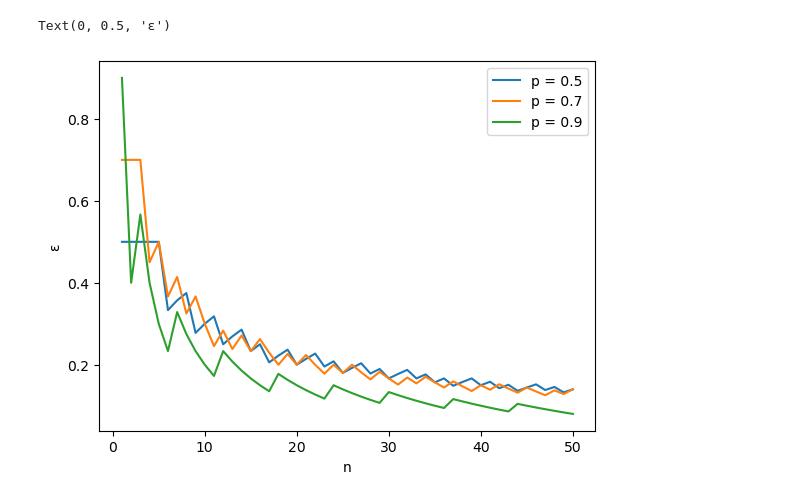
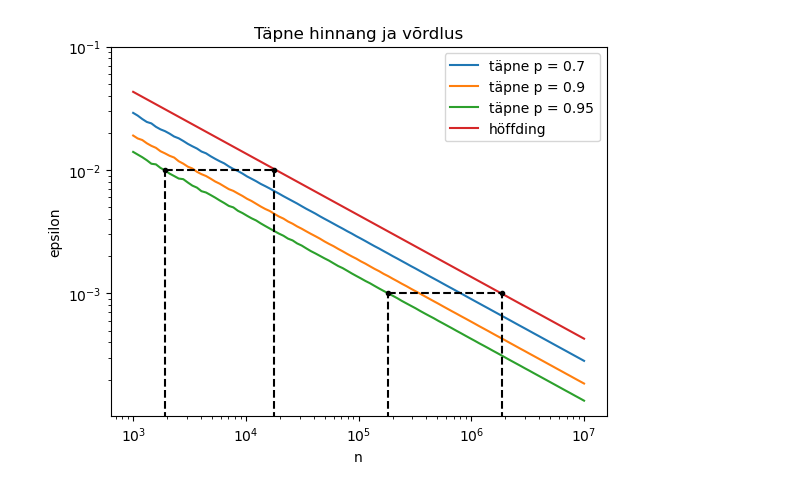
Before and after one commit to mart-mihkel/mudelite_hindamine, a Jupyter notebook: hoefdding.ipynb, the cells around one changed output. Drawn from its saved outputs; the diff is of its cells as text; code cells hidden in the pictures.

```diff
--- a/hoefdding.ipynb
+++ b/hoefdding.ipynb
@@ -46,13 +77,47 @@ Text(0, 0.5, 'ɛ')
-# %%
-n = np.arange(1, 51)
-ps = np.array([0.5, 0.7, 0.9])
-
-for p in ps:
-    plt.plot(n, p - binom.ppf(q=0.025, p=p, n=n) / n)
-
-plt.legend([f'p = {p}' for p in ps])
-plt.xlabel('n')
-plt.ylabel('ɛ')
-# %% [output]
-Text(0, 0.5, 'ɛ')
-[figure, removed]
+# %%
+n = np.logspace(3, 7, num=100)
+tõenäosused = np.array([0.7, 0.9, 0.95])
+epsilon_täpne = np.array([p - binom.ppf(q=0.025, p=p, n=n) / n for p in tõenäosused])
+epsilon_höffding = np.sqrt(- np.log(0.025) / (2 * n))
+
+for e in epsilon_täpne:
+    plt.plot(n, e)
+
+plt.plot(n, epsilon_höffding)
+
+# epsilon = 1%
+i_täpne = np.argmin(np.abs(epsilon_täpne[2] - 0.01))
+i_höffding = np.argmin(np.abs(epsilon_höffding - 0.01))
+
+plt.plot([n[i_täpne], n[i_höffding]], [epsilon_täpne[2][i_täpne], epsilon_täpne[2][i_täpne]], '.k--')
+plt.plot([n[i_täpne], n[i_täpne]], [0, epsilon_täpne[2][i_täpne]], 'k--')
+plt.plot([n[i_höffding], n[i_höffding]], [0, epsilon_täpne[2][i_täpne]], 'k--')
+
+# epsilon = 0.1%
+i_täpne = np.argmin(np.abs(epsilon_täpne[2] - 0.001))
+i_höffding = np.argmin(np.abs(epsilon_höffding - 0.001))
+
+plt.plot([n[i_täpne], n[i_höffding]], [epsilon_täpne[2][i_täpne], epsilon_täpne[2][i_täpne]], '.k--')
+plt.plot([n[i_täpne], n[i_täpne]], [0, epsilon_täpne[2][i_täpne]], 'k--')
+plt.plot([n[i_höffding], n[i_höffding]], [0, epsilon_täpne[2][i_täpne]], 'k--')
+
+
+plt.title('Täpne hinnang ja võrdlus')
+
+plt.legend([f'täpne p = {p}' for p in tõenäosused] + ['höffding'])
+# plt.text(s=f'p = {tõenäosused[0]}', x=n[70], y=epsilon_täpne[0][70], rotation=-25, rotation_mode='anchor')
+# plt.text(s=f'p = {tõenäosused[1]}', x=n[80], y=epsilon_täpne[1][80], rotation=-25, rotation_mode='anchor')
+# plt.text(s=f'p = {tõenäosused[2]}', x=n[90], y=epsilon_täpne[2][90], rotation=-25, rotation_mode='anchor')
+# plt.text(s=f'höffding', x=n[60], y=epsilon_höffding[60], rotation=-25, rotation_mode='anchor')
+
+plt.xlabel('n')
+plt.xscale('log')
+plt.xticks(np.logspace(3, 7, num=5))
+
+plt.ylabel('epsilon')
+plt.yscale('log')
+plt.yticks(np.logspace(-3, -1, num=3))
+
+plt.show()
+# %% [output]
+[figure, added]
```
Also changed, not shown: parts of 11 cells of this notebook.
